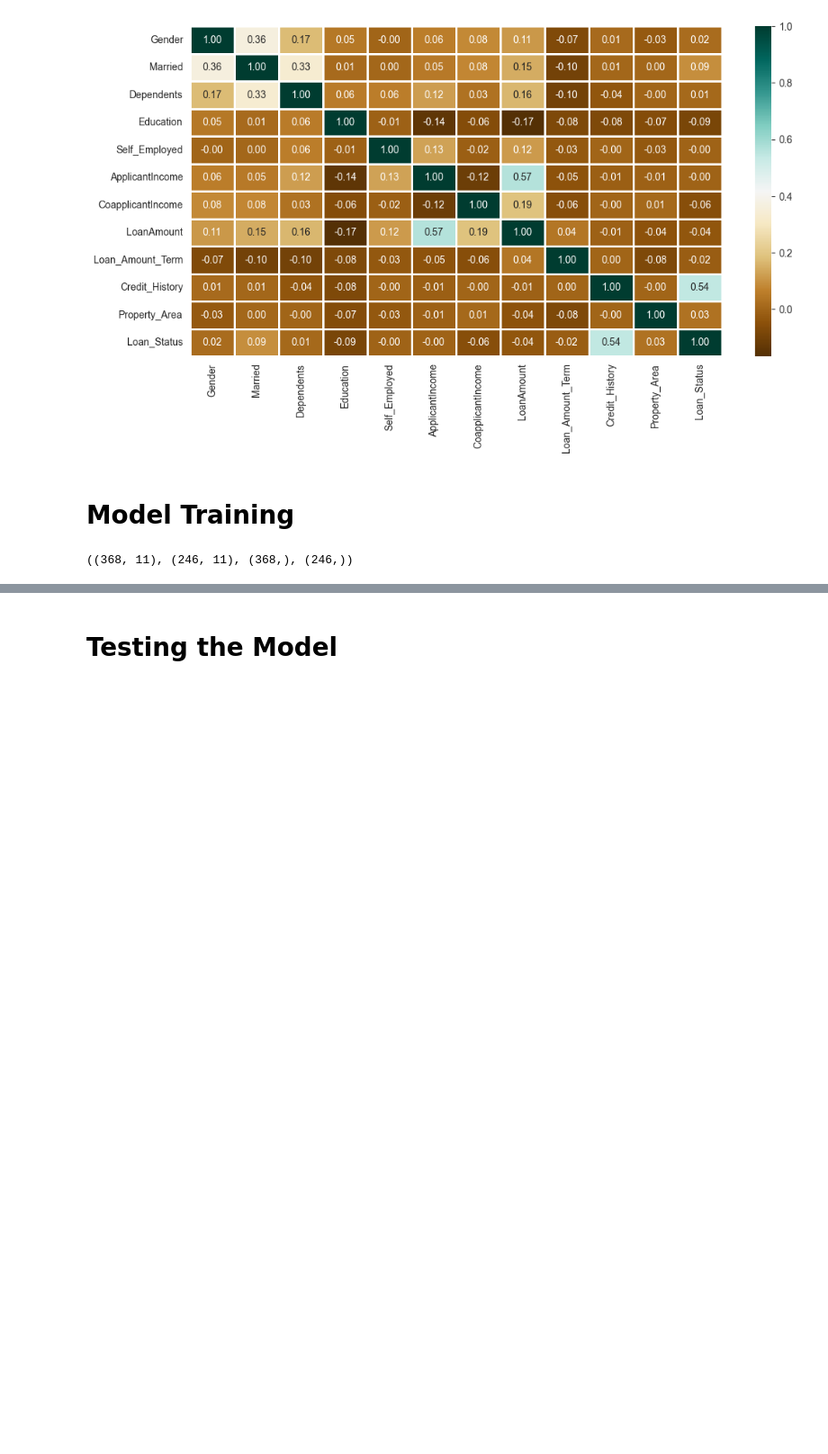
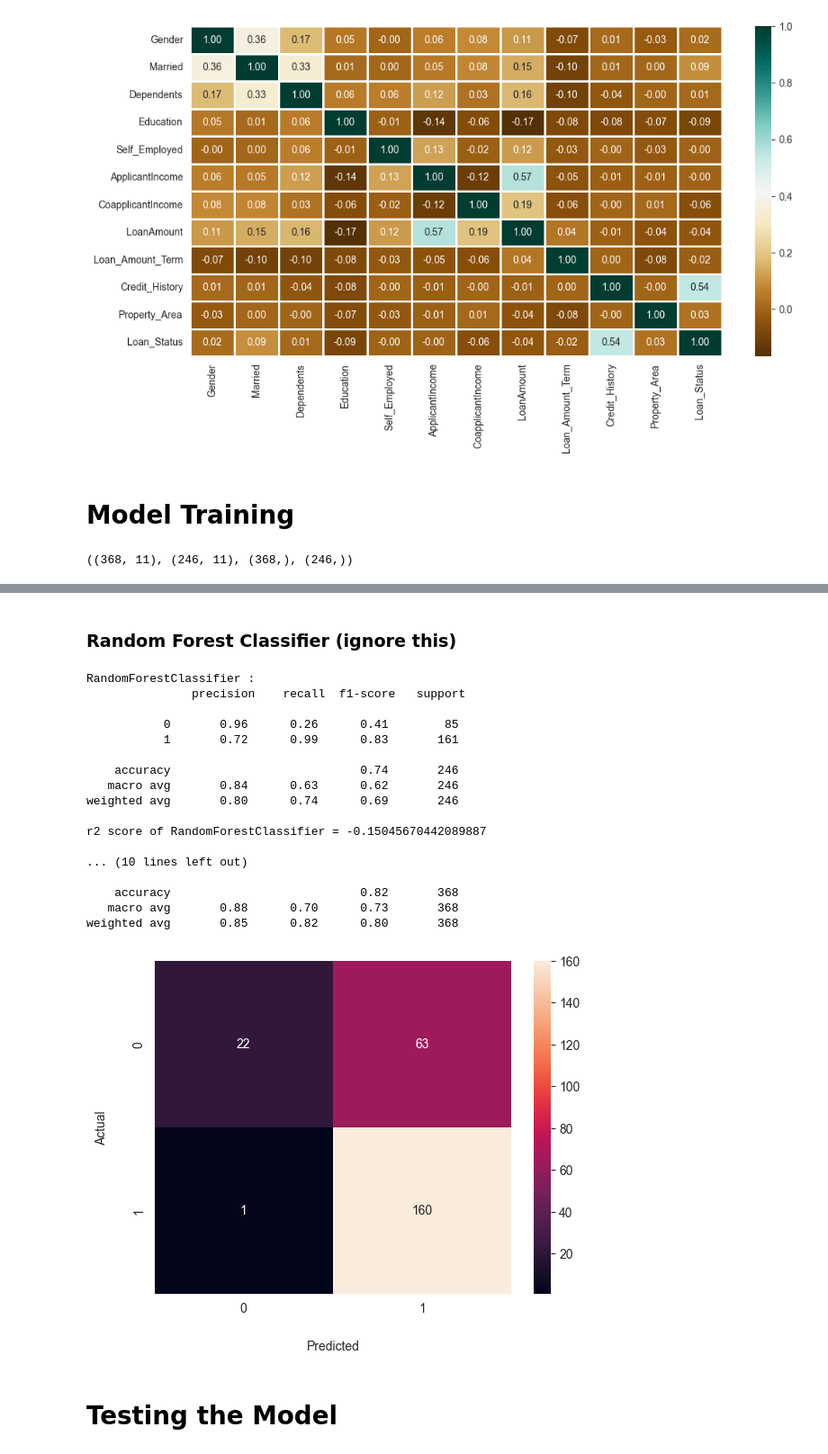
Before and after one commit to keithkamson/loan-prediction-ML, a Jupyter notebook: loan-prediction-ml.ipynb, the cells around one changed output, grey strips where cells are left out. Shown at 90% size. Drawn from its saved outputs; the diff is of its cells as text; code cells hidden in the pictures; blank space fills up the shorter version.

```diff
--- a/loan-prediction-ml.ipynb
+++ b/loan-prediction-ml.ipynb
@@ -365,3 +415,27 @@ r2 score of  GaussianNB = 0.10120569967117277
+# %% [markdown]
+### Random Forest Classifier (ignore this)
+# %%
+model_clf = RandomForestClassifier(n_estimators=100,min_samples_split=25, max_depth=7,max_features=1)
+clf(model_clf,x_status, y_status,x_train, x_test, y_train, y_test)
+# %% [output]
+RandomForestClassifier :
+               precision    recall  f1-score   support
+
+           0       0.96      0.26      0.41        85
+           1       0.72      0.99      0.83       161
+
+    accuracy                           0.74       246
+   macro avg       0.84      0.63      0.62       246
+weighted avg       0.80      0.74      0.69       246
+
+r2 score of RandomForestClassifier = -0.15045670442089887
+
+... (10 lines left out)
+
+    accuracy                           0.82       368
+   macro avg       0.88      0.70      0.73       368
+weighted avg       0.85      0.82      0.80       368
+[figure, added]
 # %% [markdown]
 # Testing the Model
 # %%
```
Also changed, not shown: parts of 13 cells of this notebook.
